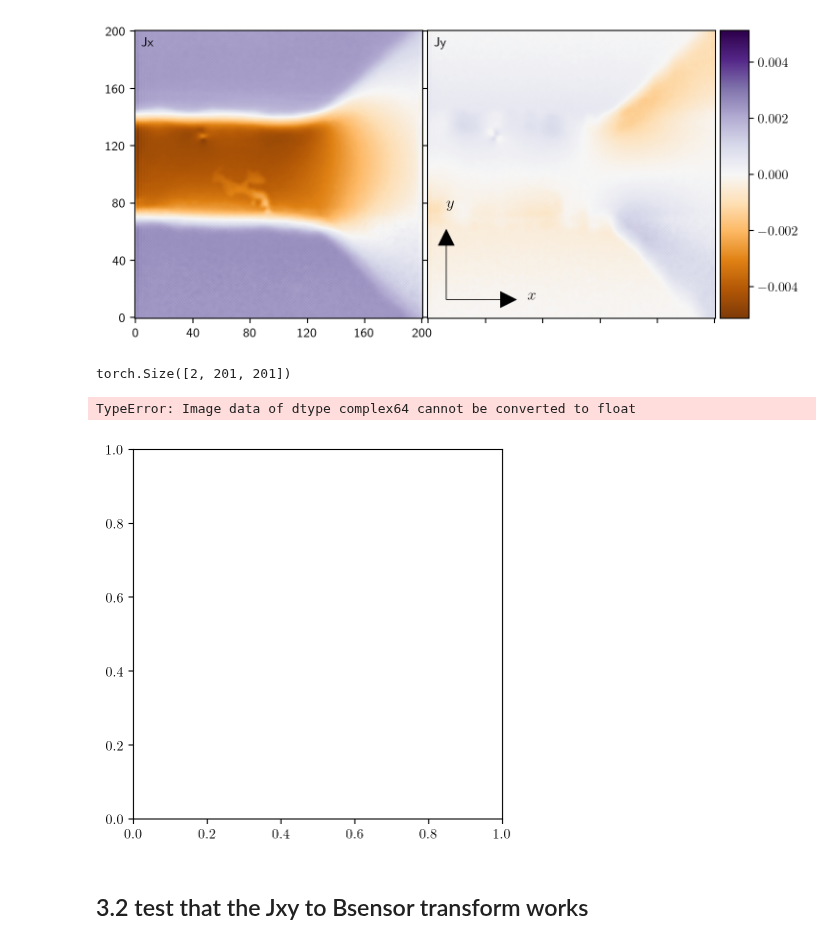
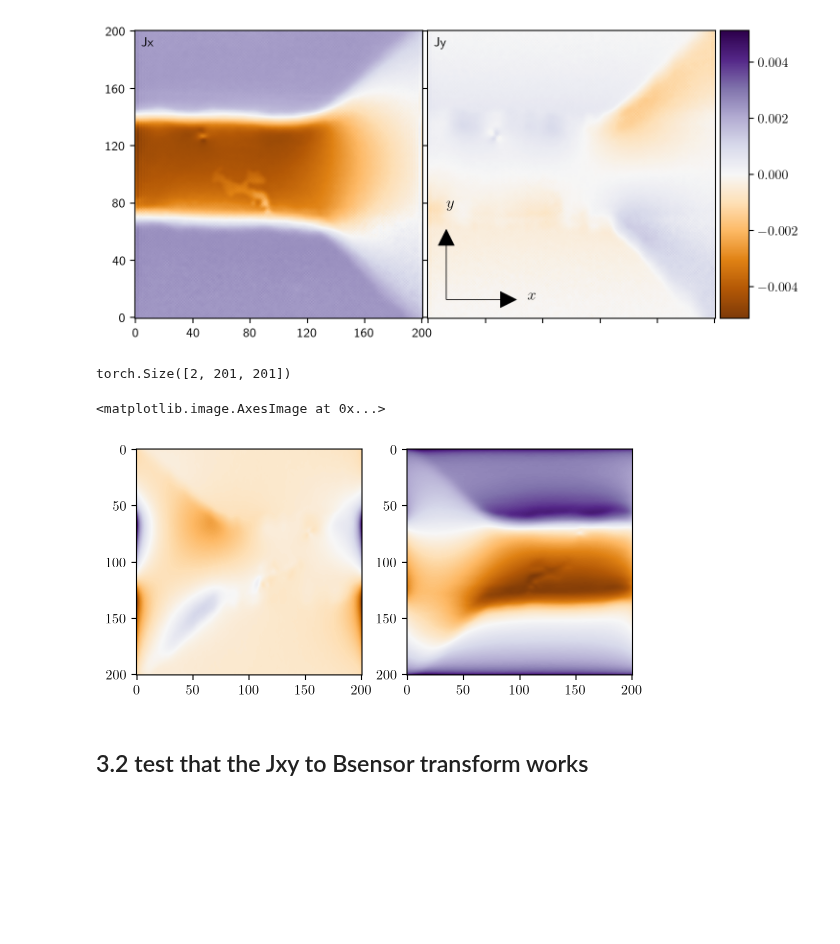
Before and after one commit to DavidBroadway/magrec, a Jupyter notebook: magrec/notebooks/test Jxy recon.ipynb, the cells around one changed output. Saved outputs shown, nothing was run; the diff lists cells and outputs as text; code cells hidden in the pictures; blank space fills up the shorter version.

```diff
--- a/magrec/notebooks/test Jxy recon.ipynb
+++ b/magrec/notebooks/test Jxy recon.ipynb
@@ -117,36 +117,40 @@ def Bsensor2Jxy(image: torch.Tensor, s_theta: float, s_phi: float, dx: float, dy
         np.cos(s_phi)*np.sin(s_theta), \
         np.sin(s_phi)*np.sin(s_theta), \
         np.cos(s_theta)], dtype=torch.complex64)
 
     b_to_j_matrix = CurrentLayerFourierKernel2d.define_kernel_matrix(
         ft.kx_vector,
         ft.ky_vector,
         height=height,
         layer_thickness=thickness
     )
     # Project the kernel matrix onto the sensor direction
     b_to_j_matrix = torch.einsum("ijkl,i->jkl", b_to_j_matrix, sensor_dir)
     b_to_j_matrix[b_to_j_matrix != b_to_j_matrix] = 0
 
 
     B = image
     b = ft.forward(B, dim=(-2, -1))
     j = b * b_to_j_matrix
     J = ft.backward(j, dim=(-2, -1))
     return J
 
 
 Image = torch.Tensor(Bsensor.copy())
 Jtest = Bsensor2Jxy(Image, s_theta=54.7, s_phi=45, dx=0.4, dy=0.4, height=0.1, thickness=0.1)
 
 print(Jtest.shape)
 
 plt.figure()
-plt.imshow(Jtest[0,::], cmap="PuOr")
+plt.subplot(1,2,1)
+plt.imshow(Jtest[0,::].real, cmap="PuOr")
+
+plt.subplot(1,2,2)
+plt.imshow(Jtest[1,::].real, cmap="PuOr")
 # %% [output]
 torch.Size([2, 201, 201])
-TypeError: Image data of dtype complex64 cannot be converted to float
+<matplotlib.image.AxesImage at 0x...>
-[figure, old version]
+[figure, new version]
 # %% [markdown]
 ## 3.2 test that the Jxy to Bsensor transform works
 # %%
```
Also changed, not shown: 28 other files.
